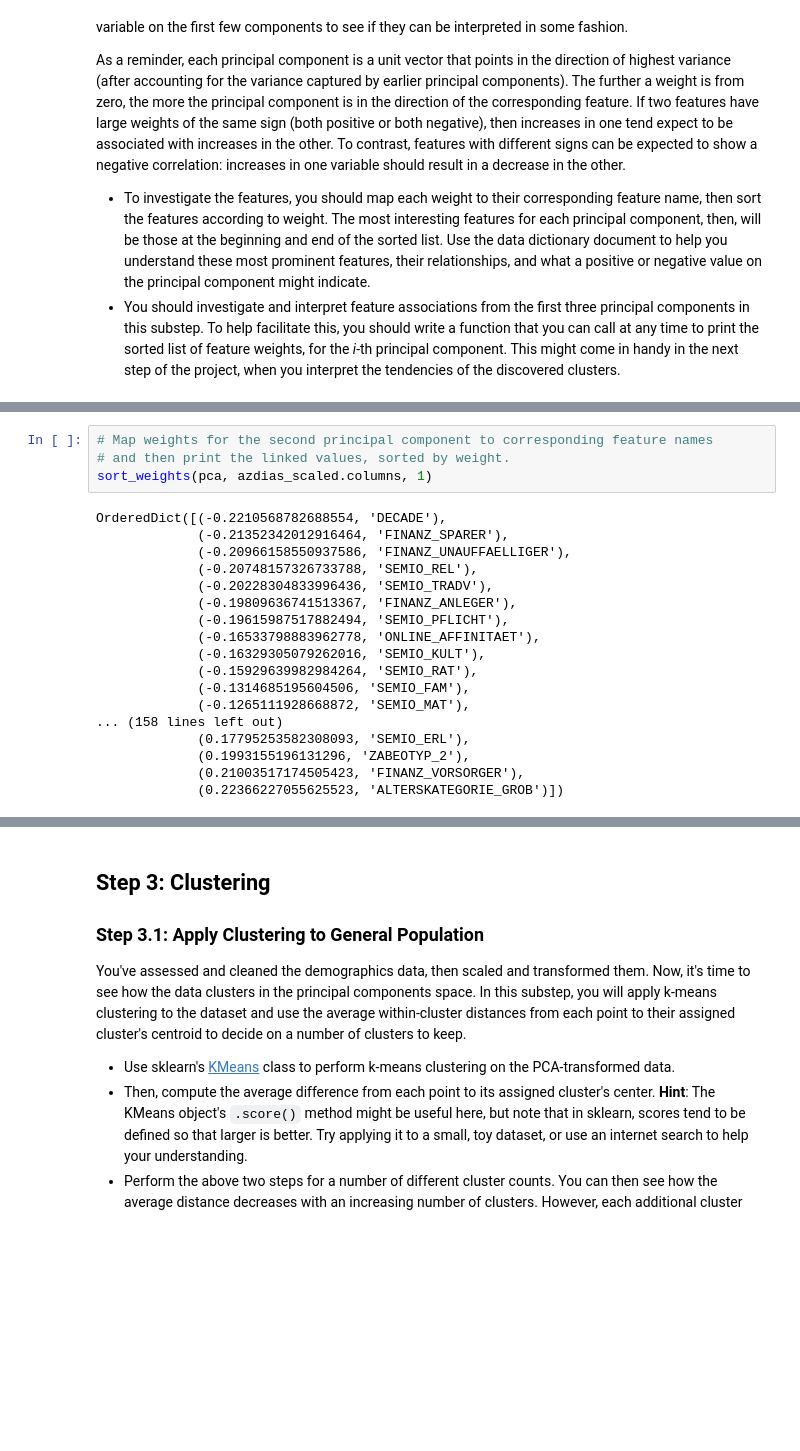
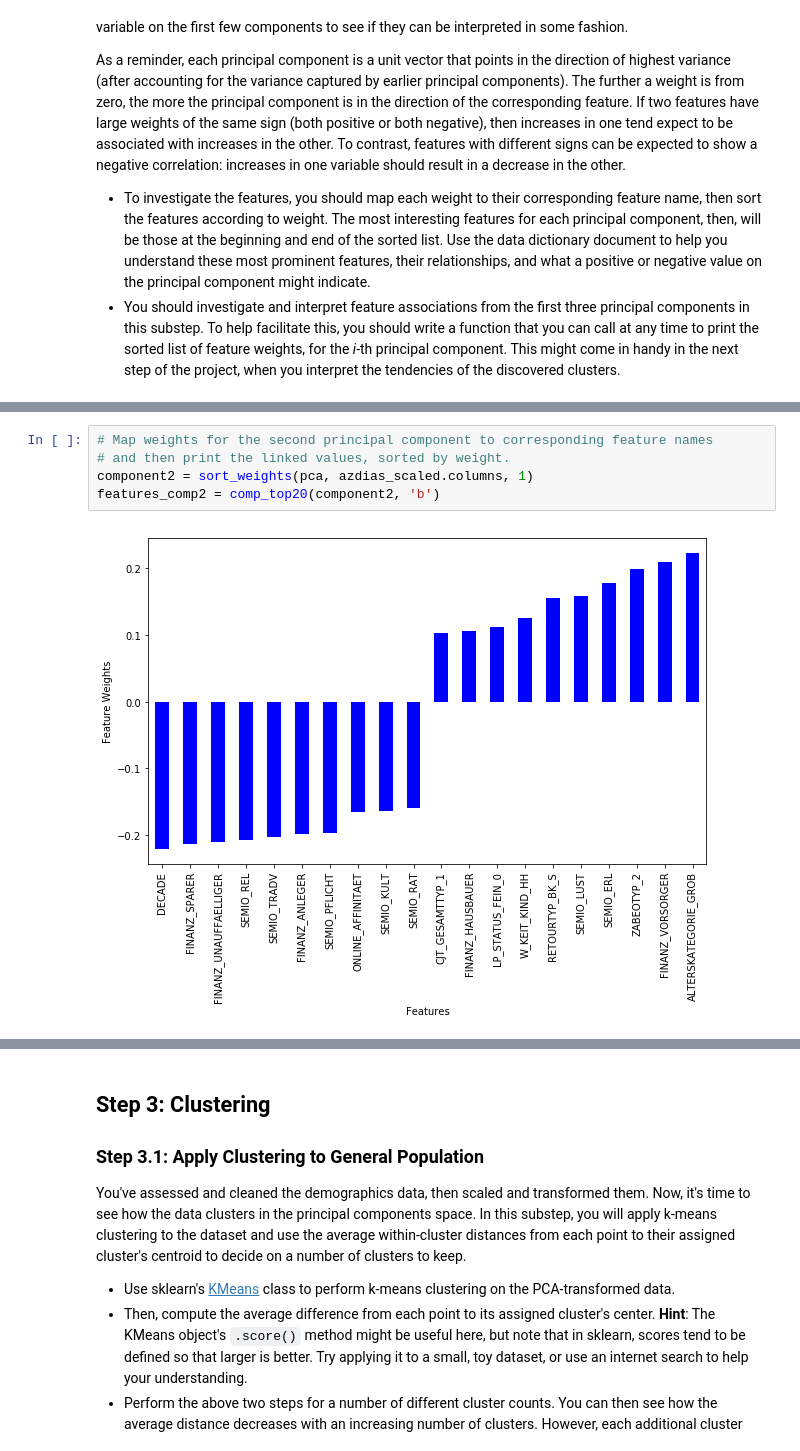
Before and after one commit to julianikulski/identifying-customer-segments, a Jupyter notebook: Identify_Customer_Segments.ipynb, the cells around one changed output, grey strips where cells are left out. Saved outputs shown, nothing was run; the diff lists cells and outputs as text; blank space fills up the shorter version.

```diff
--- a/Identify_Customer_Segments.ipynb
+++ b/Identify_Customer_Segments.ipynb
@@ -1516,25 +1529,10 @@ OrderedDict([(-0.2108327732404591, 'MOBI_REGIO'),
 # %%
 # Map weights for the second principal component to corresponding feature names
 # and then print the linked values, sorted by weight.
-sort_weights(pca, azdias_scaled.columns, 1)
+component2 = sort_weights(pca, azdias_scaled.columns, 1)
+features_comp2 = comp_top20(component2, 'b')
 # %% [output]
-OrderedDict([(-0.2210568782688554, 'DECADE'),
-             (-0.21352342012916464, 'FINANZ_SPARER'),
-             (-0.20966158550937586, 'FINANZ_UNAUFFAELLIGER'),
-             (-0.20748157326733788, 'SEMIO_REL'),
-             (-0.20228304833996436, 'SEMIO_TRADV'),
-             (-0.19809636741513367, 'FINANZ_ANLEGER'),
-             (-0.19615987517882494, 'SEMIO_PFLICHT'),
-             (-0.16533798883962778, 'ONLINE_AFFINITAET'),
-             (-0.16329305079262016, 'SEMIO_KULT'),
-             (-0.15929639982984264, 'SEMIO_RAT'),
-             (-0.1314685195604506, 'SEMIO_FAM'),
-             (-0.1265111928668872, 'SEMIO_MAT'),
-... (158 lines left out)
-             (0.17795253582308093, 'SEMIO_ERL'),
-             (0.1993155196131296, 'ZABEOTYP_2'),
-             (0.21003517174505423, 'FINANZ_VORSORGER'),
-             (0.22366227055625523, 'ALTERSKATEGORIE_GROB')])
+[figure, added]
 # %%
 # Map weights for the third principal component to corresponding feature names
 # and then print the linked values, sorted by weight.
```
Also changed, not shown: parts of 40 cells of this notebook.
